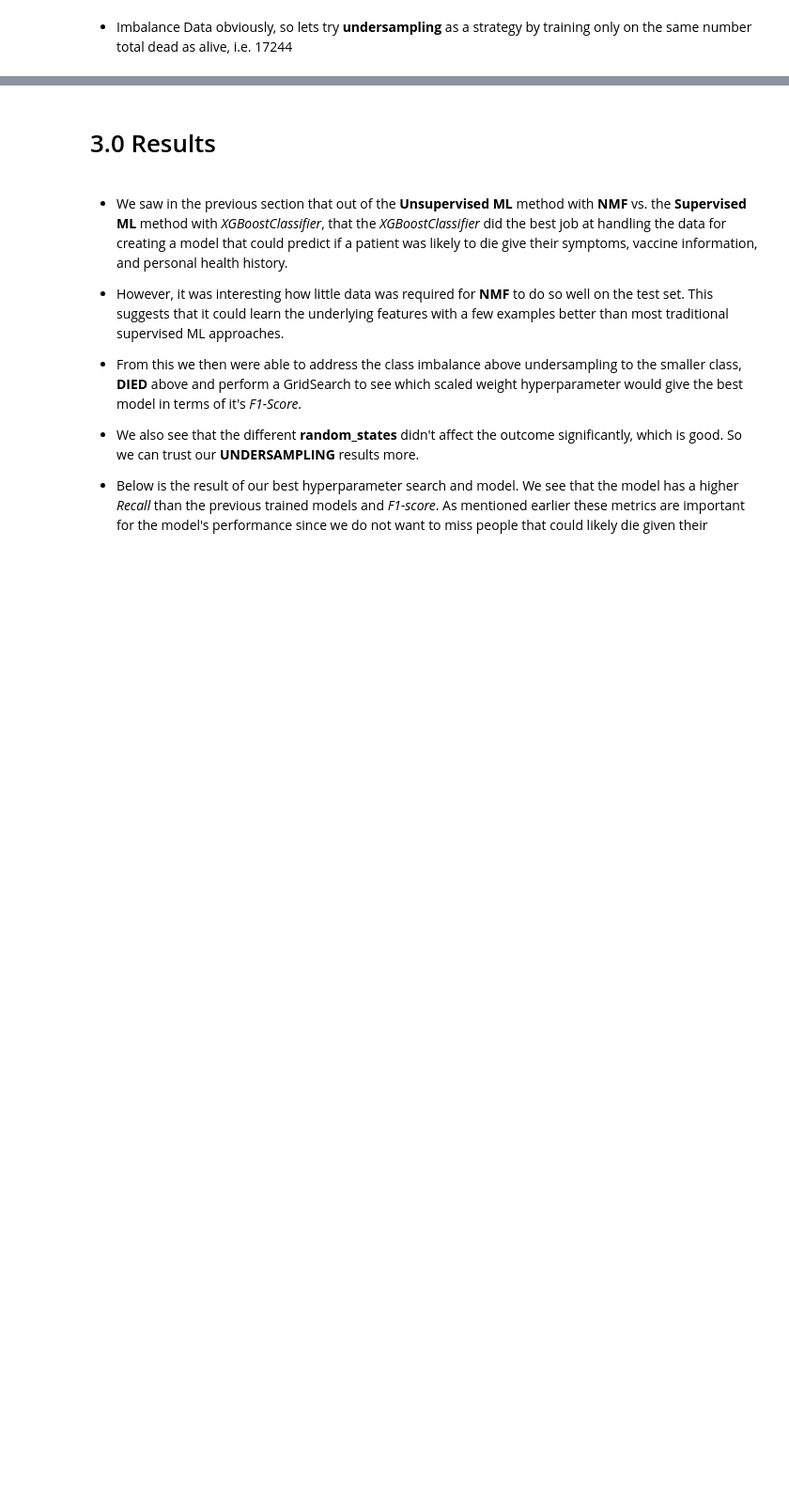
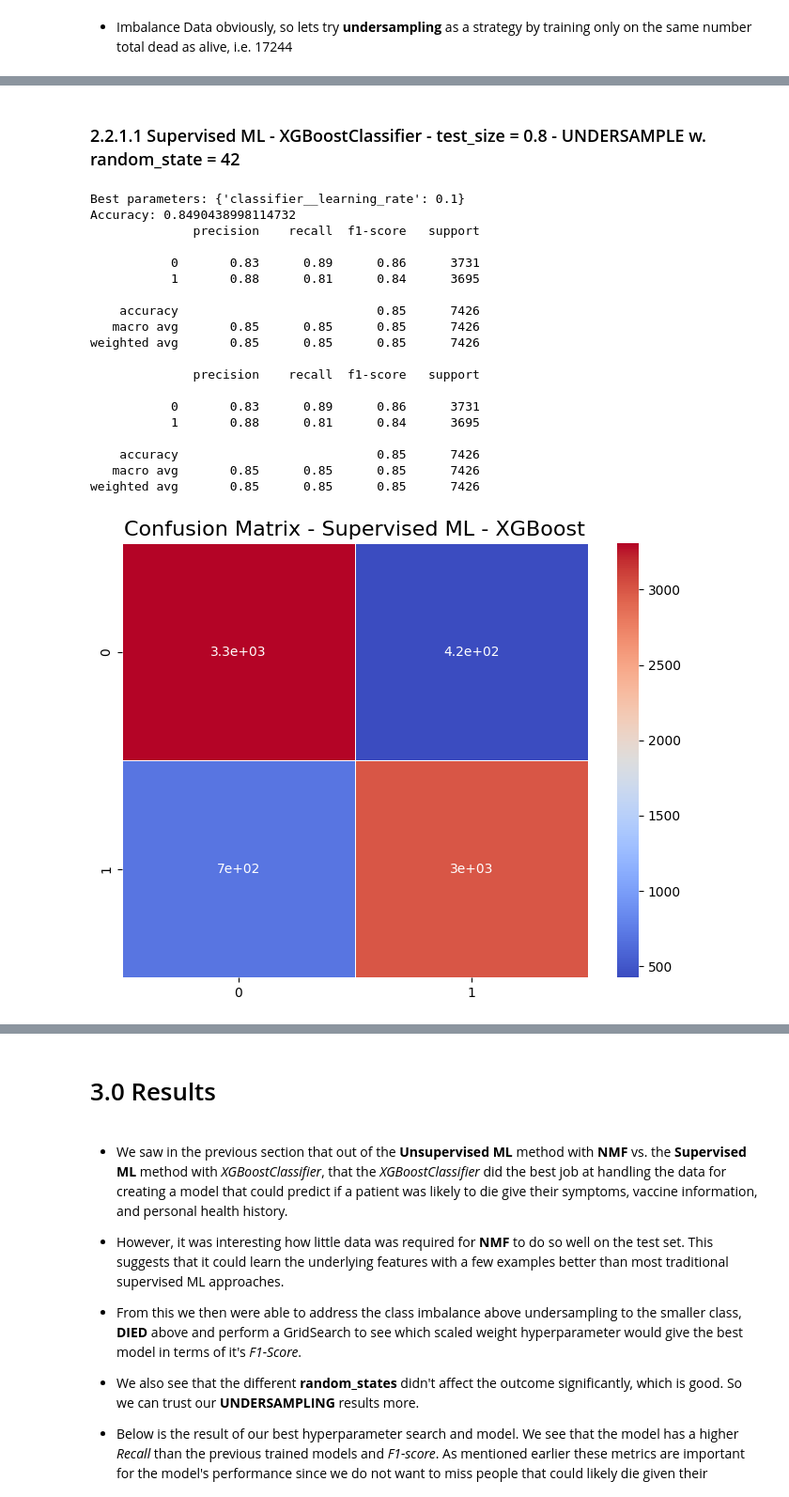
Before and after one commit to stevensmiley1989/Unsupervised_ML_NMF, a Jupyter notebook: Final_DTSA_5510.ipynb, the cells around one changed output, grey strips where cells are left out. Shown at 94% size. Saved outputs shown, nothing was run; the diff lists cells and outputs as text; code cells hidden in the pictures; blank space fills up the shorter version.

```diff
--- a/Final_DTSA_5510.ipynb
+++ b/Final_DTSA_5510.ipynb
@@ -1556,0 +1095,61 @@ weighted avg       0.99      0.99      0.99    728633
+# %% [markdown]
+### 2.2.1.1 Supervised ML - XGBoostClassifier - test_size = 0.8 - UNDERSAMPLE w. random_state = 42
+# %%
+Section = "2.2.1.1"
+description = "Supervised ML - XGBoost"
+param_grid = {
+    'classifier__learning_rate': [0.05, 0.1]
+}
+xgb_clf = xgb.XGBClassifier(random_state=random_state)
+model_pipeline = Pipeline(steps=[
+    ('preprocessor', preprocessor),
+    ('classifier', xgb_clf)
+])
+
+grid_search = GridSearchCV(model_pipeline, param_grid, cv=3, n_jobs=-1)
+grid_search.fit(X_train, y_train)
+print("Best parameters:", grid_search.best_params_)
+y_pred = grid_search.predict(X_test)
+accuracy_score_i =accuracy_score(y_test, y_pred)
+print("Accuracy:", accuracy_score_i)
+print(classification_report(y_test, y_pred))
+i =len(df_results)
+df_results.at[i,"Model"] = description
+df_results.at[i,"test_size"] = test_size
+df_results.at[i,"accuracy"] = accuracy_score_i
+df_results.at[i,"random_state"] = random_state
+df_results.at[i,"description"] = description
+df_results.at[i,"balance_test"] = balance_test
+df_results.at[i,"balance_train"] = balance_train
+cr_i = classification_report(y_test, y_pred)
+print(cr_i)
+f1_score_1 = float(cr_i.split("accuracy")[0].split("\n           1")[1].split("     ")[3])
+df_results.at[i,"f1_score_1"] = f1_score_1
+cm = confusion_matrix(y_test, y_pred)
+plt.figure(figsize=(8, 6))
+sns.heatmap(cm, annot=True, cmap='coolwarm', linewidths=0.5)
+plt.title(f'Confusion Matrix - {description}', fontsize=16)
+plt.show()
+df_results.at[i,"gridsearch_model"] = grid_search
+df_results.at[i,"Section"] = Section
+# %% [output]
+Best parameters: {'classifier__learning_rate': 0.1}
+Accuracy: 0.8490438998114732
+              precision    recall  f1-score   support
+
+           0       0.83      0.89      0.86      3731
+           1       0.88      0.81      0.84      3695
+
+    accuracy                           0.85      7426
+   macro avg       0.85      0.85      0.85      7426
+weighted avg       0.85      0.85      0.85      7426
+
+              precision    recall  f1-score   support
+
+           0       0.83      0.89      0.86      3731
+           1       0.88      0.81      0.84      3695
+
+    accuracy                           0.85      7426
+   macro avg       0.85      0.85      0.85      7426
+weighted avg       0.85      0.85      0.85      7426
+[figure, added]
```
Also changed, not shown: parts of 72 cells of this notebook.
